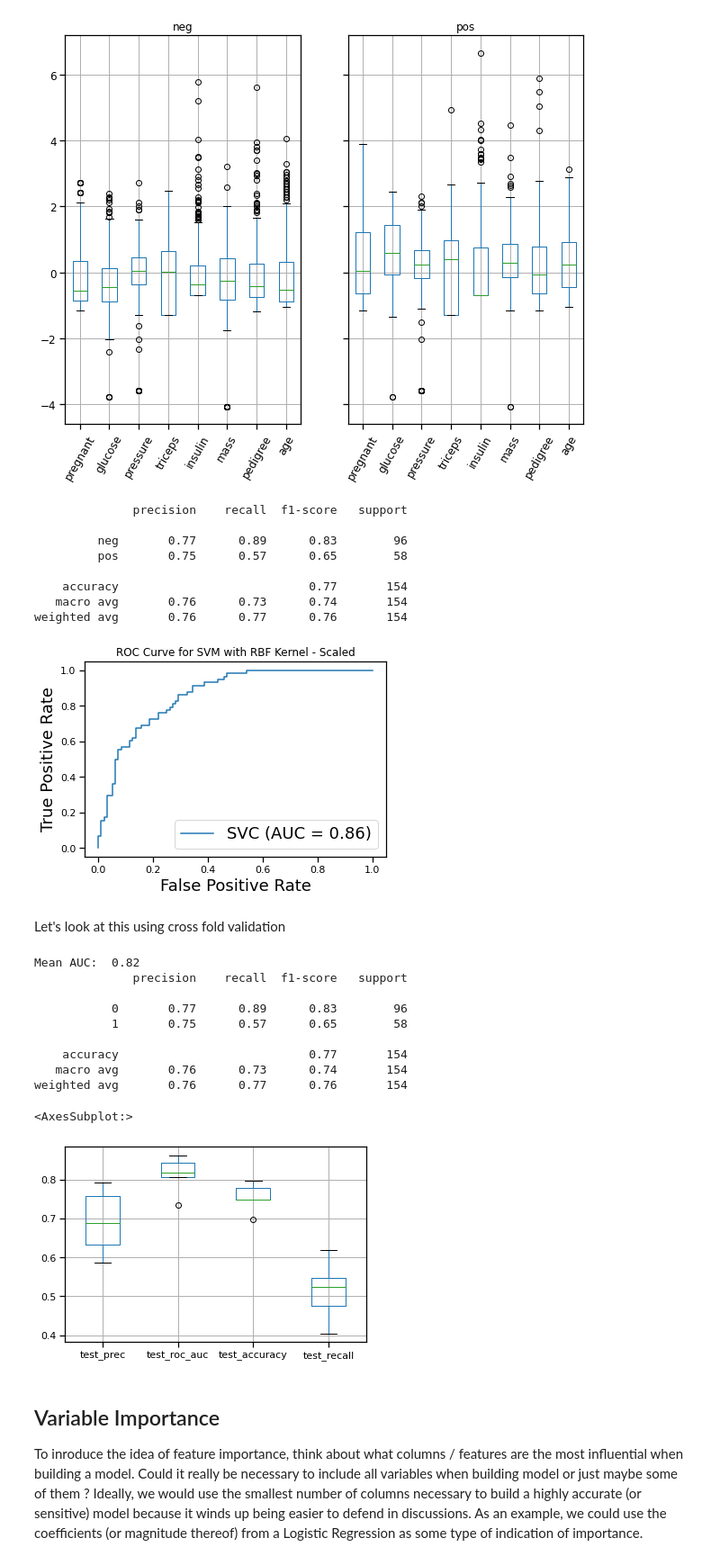
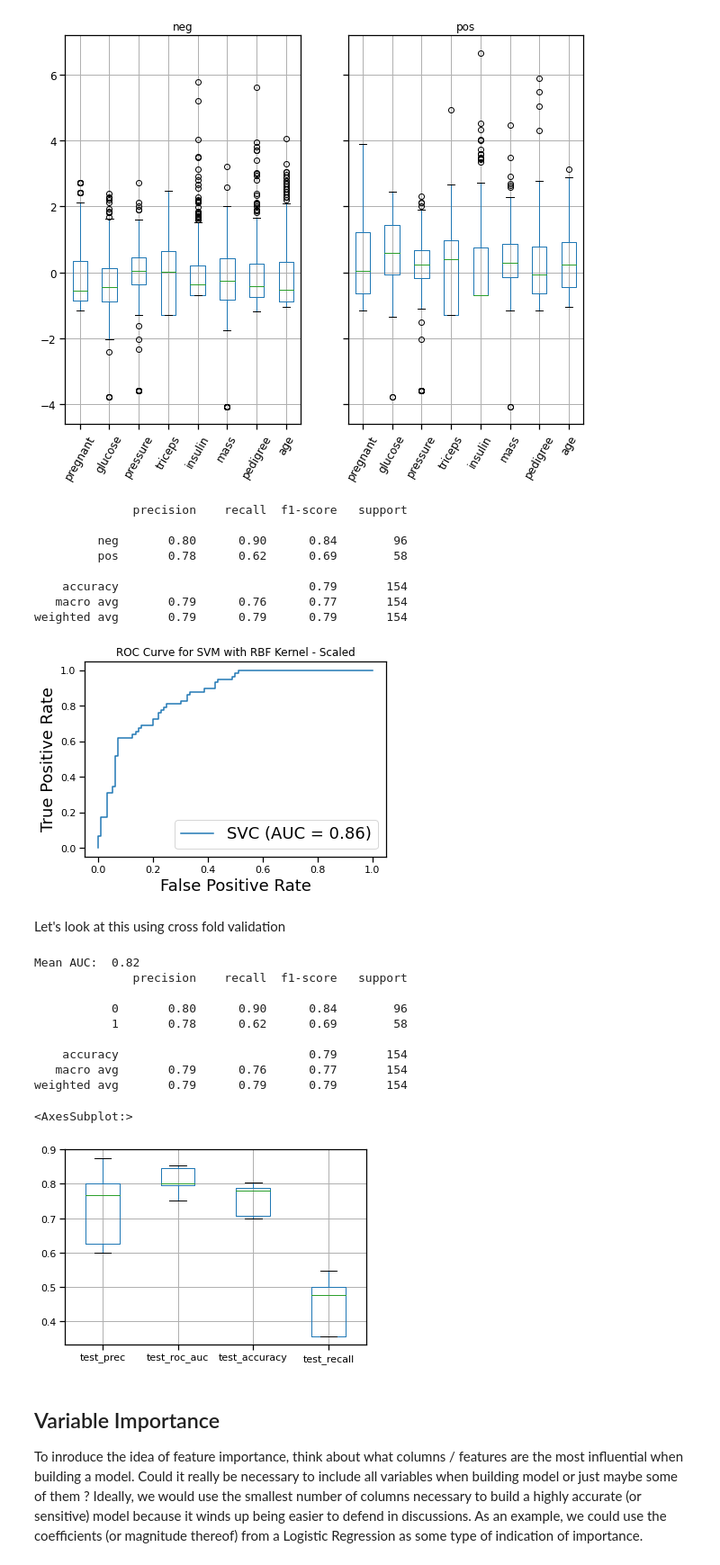
Before and after one commit to steviep42/bios_534, a Jupyter notebook: CH_7_Example_Classification.ipynb, the cells around one changed output. Shown at 90% size. Drawn from its saved outputs; the diff is of its cells as text; code cells hidden in the pictures.

```diff
--- a/CH_7_Example_Classification.ipynb
+++ b/CH_7_Example_Classification.ipynb
@@ -335,39 +338,49 @@ dtype: object
 [figure]
 # %%
 # Let's check out a SVM on some scaled data
-from sklearn import preprocessing
+from sklearn.preprocessing import StandardScaler
 
-# Scale the predictor data
-X_scaled = preprocessing.scale(X)
+# Setup a scaler
+scaler = StandardScaler()
 
 # Next we create a training and test pair with 80 / 20 proportions
-X_train, X_test, y_train, y_test = train_test_split(X_scaled,
+X_train, X_test, y_train, y_test = train_test_split(X,
                                                     y,
                                                     test_size=0.2,
                                                     random_state=123)
 
+# Scale the X_train data - We train AFTER the split to avoid contaminating
+# the training data with the test data. If we scaled BEFORE the split then
+# the mean and sd computation would be influence by test data!
+
+X_train_scaled = scaler.fit_transform(X_train)
+
+# Scale the X_test data
+X_test_scaled = scaler.fit_transform(X_test)
+
+
 # Does scaling make a difference ?
 rbf_svc = svm.SVC(kernel='rbf',probability=True)
-rbf_svc.fit(X_train, y_train)
-y_test_preds = rbf_svc.predict(scaler.transform(X_test))
+rbf_svc.fit(X_train_scaled, y_train.ravel())
+y_test_preds = rbf_svc.predict(X_test_scaled)
 
 # Plot the ROC Curve
-metrics.plot_roc_curve(rbf_svc, X_test, y_test)
+metrics.plot_roc_curve(rbf_svc, X_test_scaled, y_test)
 plt.title("ROC Curve for SVM with RBF Kernel - Scaled")
 
 # Print Classification Report
-class_report = metrics.classification_report(y_test, rbf_svc.predict(X_test))
+class_report = metrics.classification_report(y_test, rbf_svc.predict(X_test_scaled))
 print(class_report)
 # %% [output]
               precision    recall  f1-score   support
 
-         neg       0.77      0.89      0.83        96
-         pos       0.75      0.57      0.65        58
+         neg       0.80      0.90      0.84        96
+         pos       0.78      0.62      0.69        58
 
-    accuracy                           0.77       154
-   macro avg       0.76      0.73      0.74       154
-weighted avg       0.76      0.77      0.76       154
+    accuracy                           0.79       154
+   macro avg       0.79      0.76      0.77       154
+weighted avg       0.79      0.79      0.79       154
-[figure, old version]
+[figure, new version]
 # %% [markdown]
 Let's look at this using cross fold validation
 # %%
@@ -383,8 +396,8 @@ rbf_svc = svm.SVC(kernel='rbf',probability=True)
 
 # Next, let's see the average AUC across all the folds
 results = cross_val_score(rbf_svc,
-                          X_train,
-                          y_train,
+                          X_train_scaled,
+                          y_train.ravel(),
                           cv=kfold,
                           scoring="roc_auc")
 
@@ -395,42 +408,42 @@ print("Mean AUC: ",results.mean().round(2))
 y_train_delabeled = y_train.map({'pos': 1, 'neg': 0}).astype(int)
 
 # Fit the model
-rbf_svc.fit(X_train,y_train_delabeled)
+rbf_svc.fit(X_train_scaled,y_train_delabeled)
 
 # How does the model work on a test prediction ?
 class_report = metrics.classification_report(y_test.map({'pos':1,'neg':0}),
-                                             rbf_svc.predict(X_test))
+                                             rbf_svc.predict(X_test_scaled))
 print(class_report)
 # %% [output]
 Mean AUC:  0.82
               precision    recall  f1-score   support
 
-           0       0.77      0.89      0.83        96
-           1       0.75      0.57      0.65        58
+           0       0.80      0.90      0.84        96
+           1       0.78      0.62      0.69        58
 
-    accuracy                           0.77       154
-   macro avg       0.76      0.73      0.74       154
-weighted avg       0.76      0.77      0.76       154
+    accuracy                           0.79       154
+   macro avg       0.79      0.76      0.77       154
+weighted avg       0.79      0.79      0.79       154
 # %%
 # As a preview - Cross Validate is similar to cross_val_score but allows
 # for more than one scoring metric
 
 # All of these metrics are known to scikit
 scoring = {'prec': 'precision','roc_auc': 'roc_auc',
            'accuracy':'accuracy','recall':'recall'}
 
-cv_results = cross_validate(rbf_svc.fit(X_train,y_train_delabeled),
+cv_results = cross_validate(rbf_svc.fit(X_train_scaled,y_train_delabeled),
                             X_train,
                             y_train_delabeled,
                             cv=5,
                             scoring=scoring)
 
 cvdf = pd.DataFrame.from_dict(cv_results)
 cvdf = cvdf.drop(['fit_time','score_time'],axis=1)
 cvdf.boxplot()
 # %% [output]
 <AxesSubplot:>
-[figure, old version]
+[figure, new version]
 # %% [markdown]
 ## Variable Importance
 
```
Also changed, not shown: parts of 33 cells of this notebook.
